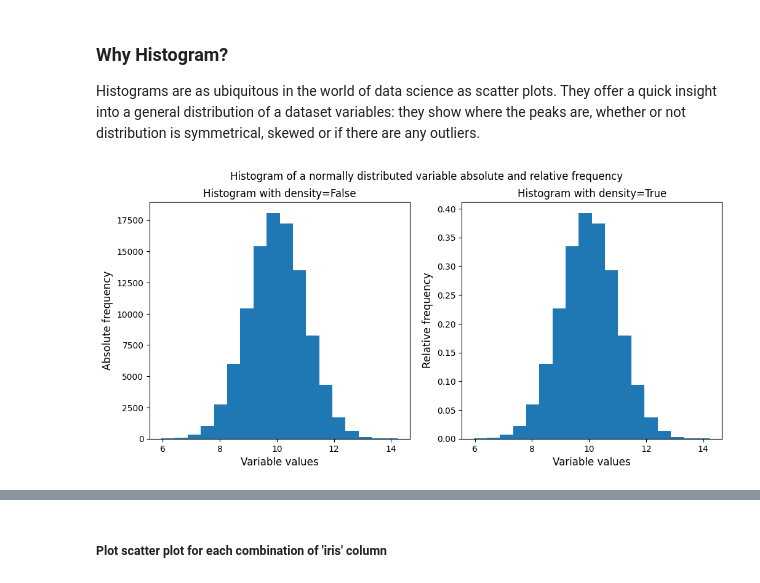
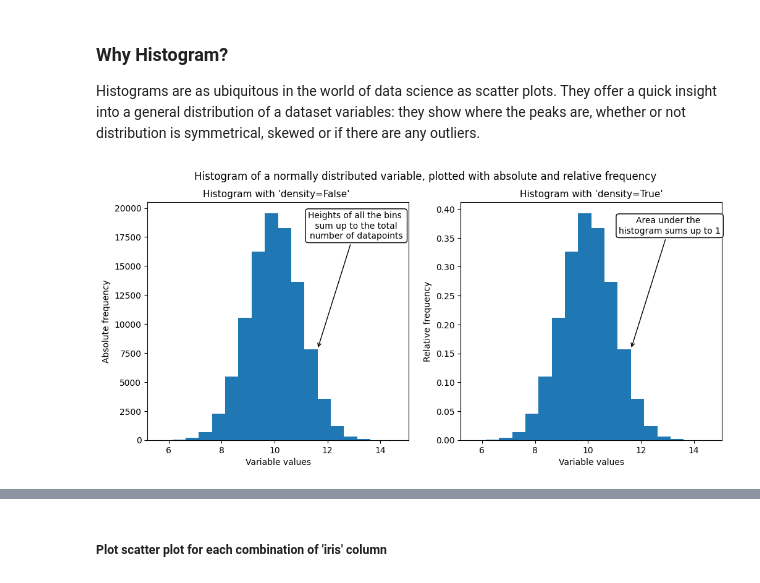
Before and after one commit to przemekbil/FoDA_2021, a Jupyter notebook: pyplot.ipynb, the cells around one changed output, grey strips where cells are left out. Drawn from its saved outputs; the diff is of its cells as text; code cells hidden in the pictures.

Commit message:
Annotations added to the example histogram

```diff
--- a/pyplot.ipynb
+++ b/pyplot.ipynb
@@ -451,38 +451,60 @@ Histograms are as ubiquitous in the world of data science as scatter plots. They
 mpl.rcParams.update(mpl.rcParamsDefault)
 
 fig, (ax1, ax2) = plt.subplots(1,2, figsize=(12,5))
 
 
-fig.suptitle("Histogram of a normally distributed variable absolute and relative frequency")
+fig.suptitle("Histogram of a normally distributed variable, plotted with absolute and relative frequency")
 
 # Number of points
 n=100000
 
 # Random, normally distributed variable
 x = np.random.normal(10,1,n)
 
 # Calculate number of Histogram bins using Sturge’s Rule
 # as per: https://www.statisticshowto.com/choose-bin-sizes-statistics/
 n_bins = int(1 + np.round( 3.322 * np.log10(n) ))
 
-ax1.set_title('Histogram with density=False')
+# Add first Histogram
 
 # create a histogram on the Axes
 n, bins, patches = ax1.hist(x, n_bins, density=False)
 
+# Ste the title for the first histogram
+ax1.set_title('Histogram with \'density=False\' ', fontsize=11)
+
 # Set the labels on the Axis
-ax1.set_xlabel('Variable values', fontsize=12)
-ax1.set_ylabel('Absolute frequency', fontsize=12)
+ax1.set_xlabel('Variable values', fontsize=10)
+ax1.set_ylabel('Absolute frequency', fontsize=10)
 
+ax1.annotate('Heights of all the bins \n sum up to the total \nnumber of datapoints',          # Text to be put in the annotation
+            xy=(bins[-7], n[-7]),  xycoords='data',                                            # coordinates of the data point
+            xytext=(0.8, 0.9), textcoords= 'axes fraction',                                    # coordinates of the text
+            arrowprops=dict(facecolor='black',  arrowstyle="->", connectionstyle="arc3"),      # parameters of the arrow
+            horizontalalignment='center', verticalalignment='center',                          # alignment of the text to the 'xytext' coordinates
+            bbox=dict(boxstyle="round", fc="w")                                                # parameters of the box around the text
+            )
 
-ax2.set_title('Histogram with density=True')
+# Add the second Histogram
+
 # create a histogram on the Axes
 n, bins, patches = ax2.hist(x, n_bins, density=True)
 
+# Set the title for the second Histogram
+ax2.set_title('Histogram with \'density=True\'', fontsize=11)
+
 # Set the labels on the Axis
-ax2.set_xlabel('Variable values', fontsize=12)
-ax2.set_ylabel('Relative frequency', fontsize=12)
+ax2.set_xlabel('Variable values', fontsize=10)
+ax2.set_ylabel('Relative frequency', fontsize=10)
+
+ax2.annotate('Area under the \nhistogram sums up to 1',                                        # Text to be put in the annotation
+            xy=(bins[-7], n[-7]),  xycoords='data',                                            # coordinates of the data point
+            xytext=(0.8, 0.9), textcoords= 'axes fraction',                                    # coordinates of the text
+            arrowprops=dict(facecolor='black',  arrowstyle="->", connectionstyle="arc3"),      # parameters of the arrow
+            horizontalalignment='center', verticalalignment='center',                          # alignment of the text to the 'xytext' coordinates
+            bbox=dict(boxstyle="round", fc="w")                                                # parameters of the box around the text
+            )
 
 plt.show()
 # %% [output]
-[figure, old version]
+[figure, new version]
```
Also changed, not shown: parts of 1 cell of this notebook.
